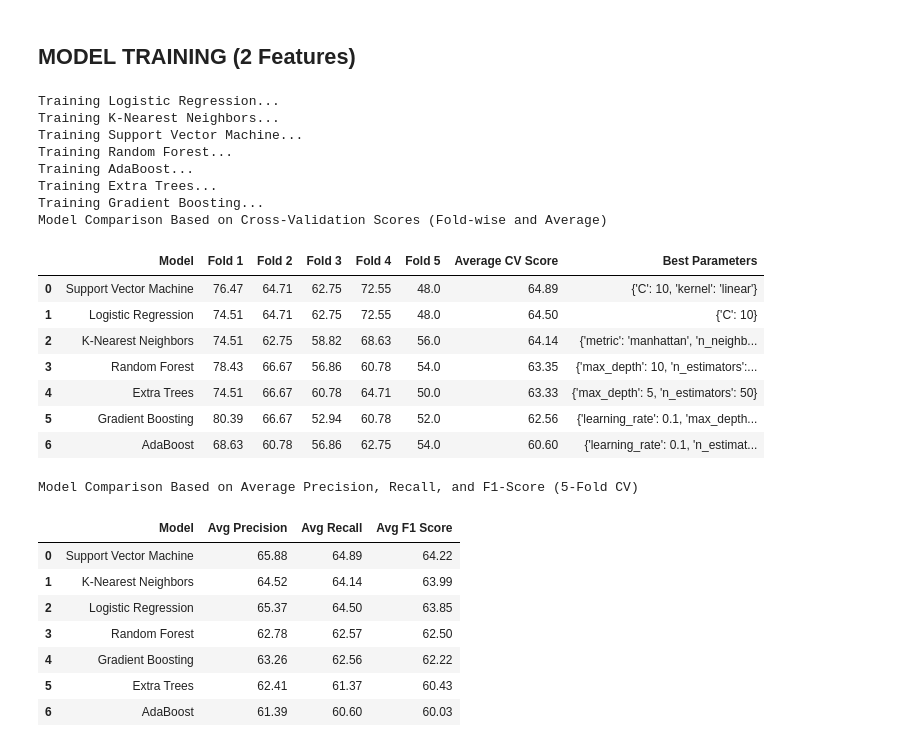
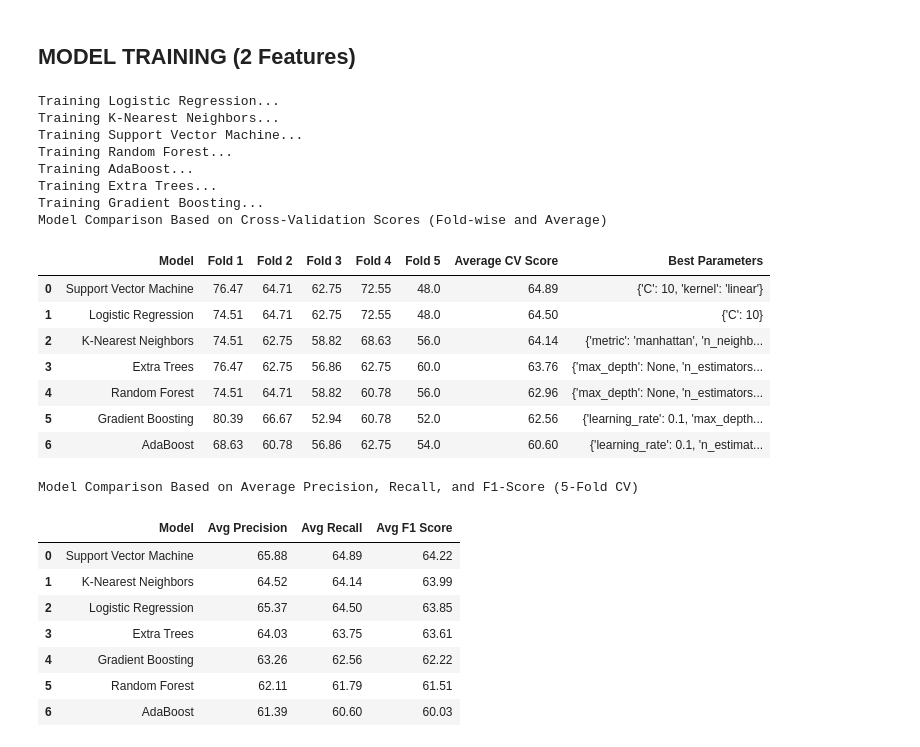
Before and after one commit to Geez-l/litoX, a Jupyter notebook: SP_ML/ml_measurements.ipynb, the cells around one changed output. Saved outputs shown, nothing was run; the diff lists cells and outputs as text; code cells hidden in the pictures.

```diff
--- a/SP_ML/ml_measurements.ipynb
+++ b/SP_ML/ml_measurements.ipynb
@@ -1237,7 +1237,7 @@ Model Comparison Based on Average Precision, Recall, and F1-Score (5-Fold CV)
 ## **MODEL TRAINING (2 Features)**
 # %%
 import pandas as pd
-from sklearn.model_selection import GridSearchCV
+from sklearn.model_selection import GridSearchCV, cross_val_predict
 from sklearn.ensemble import RandomForestClassifier, GradientBoostingClassifier, AdaBoostClassifier, ExtraTreesClassifier
 from sklearn.svm import SVC
 from sklearn.neighbors import KNeighborsClassifier
@@ -1260,6 +1260,10 @@ models_and_grids = {
 
 # Initialize an empty list to store the results
 model_scores = []
+best_model = None
+best_model_name = ""
+best_avg_score = 0
+best_params = {}
 
 # Loop through each model, perform grid search, and capture fold-wise CV scores
 for model_name, (model, param_grid) in models_and_grids.items():
@@ -1267,10 +1271,7 @@ for model_name, (model, param_grid) in models_and_grids.items():
     grid_search = GridSearchCV(estimator=model, param_grid=param_grid, cv=5, scoring='accuracy', return_train_score=False)
     grid_search.fit(X, y)
 
-    # Get the best estimator's CV results
     best_index = grid_search.best_index_
-
-    # Get fold scores for the best parameters only
     fold_scores = [
         grid_search.cv_results_['split0_test_score'][best_index],
         grid_search.cv_results_['split1_test_score'][best_index],
@@ -1279,55 +1280,50 @@ for model_name, (model, param_grid) in models_and_grids.items():
         grid_search.cv_results_['split4_test_score'][best_index]
     ]
 
-    # Calculate the average score across folds
     avg_score = sum(fold_scores) / len(fold_scores)
 
-    # Convert to percentage by multiplying by 100 for display
-    fold_scores_percentage = [score * 100 for score in fold_scores]
-    avg_score_percentage = avg_score * 100
+    if avg_score > best_avg_score:
+        best_avg_score = avg_score
+        best_model = grid_search.best_estimator_
+        best_model_name = model_name
+        best_params = grid_search.best_params_
 
-    # Round each fold score individually
-    fold_scores_rounded = [round(score, 2) for score in fold_scores_percentage]
+    fold_scores_percentage = [round(score * 100, 2) for score in fold_scores]
+    avg_score_percentage = round(avg_score * 100, 2)
 
-    # Round the average score
-    avg_score_rounded = round(avg_score_percentage, 2)
-
-    # Append the fold scores and average score to the list
     model_scores.append({
         'Model': model_name,
-        'Fold 1': fold_scores_rounded[0],
-        'Fold 2': fold_scores_rounded[1],
-        'Fold 3': fold_scores_rounded[2],
-        'Fold 4': fold_scores_rounded[3],
-        'Fold 5': fold_scores_rounded[4],
-        'Average CV Score': avg_score_rounded,
+        'Fold 1': fold_scores_percentage[0],
+        'Fold 2': fold_scores_percentage[1],
+        'Fold 3': fold_scores_percentage[2],
+        'Fold 4': fold_scores_percentage[3],
+        'Fold 5': fold_scores_percentage[4],
+        'Average CV Score': avg_score_percentage,
         'Best Parameters': grid_search.best_params_
     })
 
-# Create a DataFrame to display the results
+# Display the scores
 scores_df = pd.DataFrame(model_scores)
-
-# Display the table sorted by average score in descending order
 scores_df = scores_df.sort_values(by='Average CV Score', ascending=False).reset_index(drop=True)
 
 # Display the table
 print("Model Comparison Based on Cross-Validation Scores (Fold-wise and Average)")
 scores_df[['Model', 'Fold 1', 'Fold 2', 'Fold 3', 'Fold 4', 'Fold 5', 'Average CV Score', 'Best Parameters']]
 # %% [output]
 Training Logistic Regression...
 Training K-Nearest Neighbors...
 Training Support Vector Machine...
 Training Random Forest...
 Training AdaBoost...
 Training Extra Trees...
 Training Gradient Boosting...
 Model Comparison Based on Cross-Validation Scores (Fold-wise and Average)
 |  | Model | Fold 1 | Fold 2 | Fold 3 | Fold 4 | Fold 5 | Average CV Score | Best Parameters |
 | 0 | Support Vector Machine | 76.47 | 64.71 | 62.75 | 72.55 | 48.0 | 64.89 | {'C': 10, 'kernel': 'linear'} |
 | 1 | Logistic Regression | 74.51 | 64.71 | 62.75 | 72.55 | 48.0 | 64.50 | {'C': 10} |
 | 2 | K-Nearest Neighbors | 74.51 | 62.75 | 58.82 | 68.63 | 56.0 | 64.14 | {'metric': 'manhattan', 'n_neighb... |
-| 3 | Random Forest | 78.43 | 66.67 | 56.86 | 60.78 | 54.0 | 63.35 | {'max_depth': 10, 'n_estimators':... |
-| 4 | Extra Trees | 74.51 | 66.67 | 60.78 | 64.71 | 50.0 | 63.33 | {'max_depth': 5, 'n_estimators': 50} |
+| 3 | Extra Trees | 76.47 | 62.75 | 56.86 | 62.75 | 60.0 | 63.76 | {'max_depth': None, 'n_estimators... |
+| 4 | Random Forest | 74.51 | 64.71 | 58.82 | 60.78 | 56.0 | 62.96 | {'max_depth': None, 'n_estimators... |
 | 5 | Gradient Boosting | 80.39 | 66.67 | 52.94 | 60.78 | 52.0 | 62.56 | {'learning_rate': 0.1, 'max_depth... |
 | 6 | AdaBoost | 68.63 | 60.78 | 56.86 | 62.75 | 54.0 | 60.60 | {'learning_rate': 0.1, 'n_estimat... |
 # %%
@@ -1382,7 +1378,7 @@ Model Comparison Based on Average Precision, Recall, and F1-Score (5-Fold CV)
 | 0 | Support Vector Machine | 65.88 | 64.89 | 64.22 |
 | 1 | K-Nearest Neighbors | 64.52 | 64.14 | 63.99 |
 | 2 | Logistic Regression | 65.37 | 64.50 | 63.85 |
-| 3 | Random Forest | 62.78 | 62.57 | 62.50 |
+| 3 | Extra Trees | 64.03 | 63.75 | 63.61 |
 | 4 | Gradient Boosting | 63.26 | 62.56 | 62.22 |
-| 5 | Extra Trees | 62.41 | 61.37 | 60.43 |
+| 5 | Random Forest | 62.11 | 61.79 | 61.51 |
 | 6 | AdaBoost | 61.39 | 60.60 | 60.03 |
```
Also changed, not shown: parts of 5 cells of this notebook.
